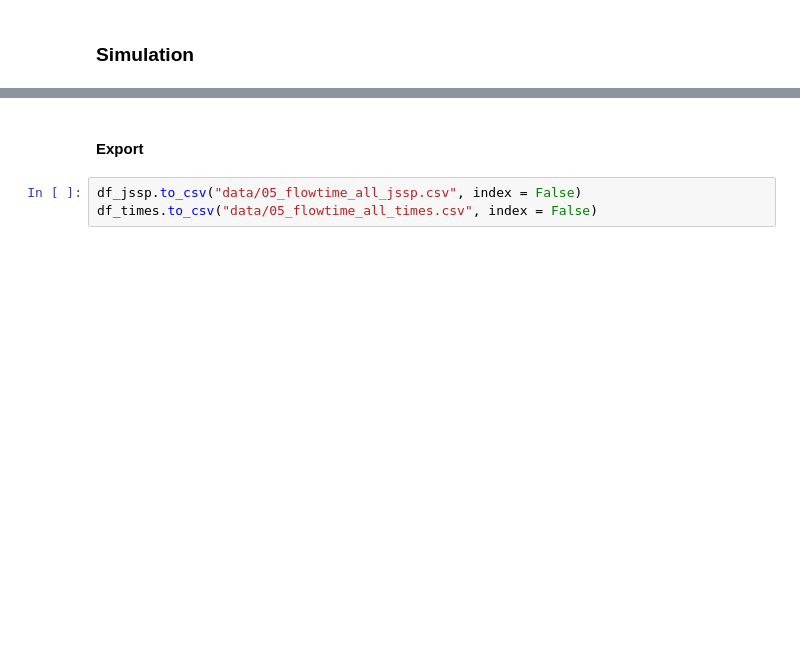
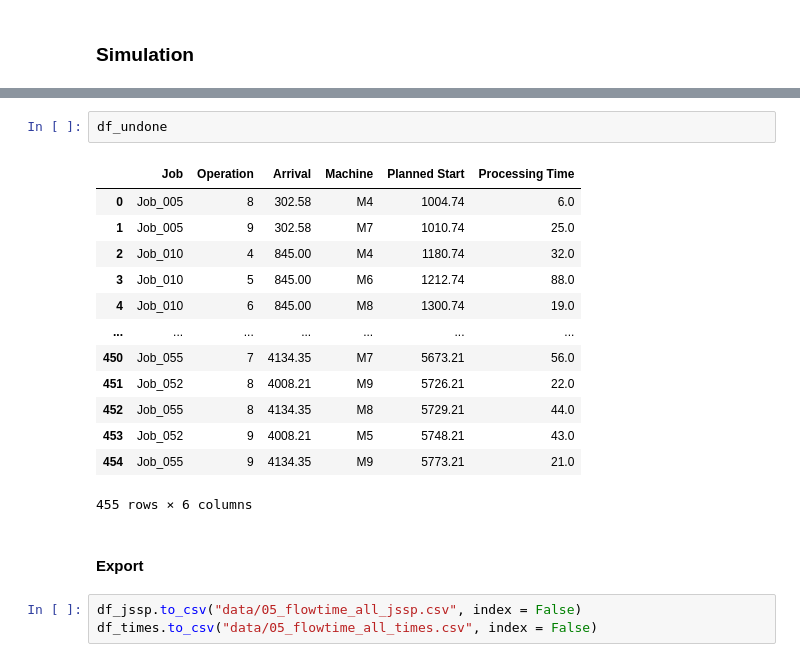
Before and after one commit to konrad-adamski/HTWD_JobShop_Rescheduling, a Jupyter notebook: 01_Scheduling_with_Arrival/05_Flowtime_Rolling Planning_init.ipynb, the cells around one changed output, grey strips where cells are left out. Saved outputs shown, nothing was run; the diff lists cells and outputs as text; blank space fills up the shorter version.

```diff
--- a/01_Scheduling_with_Arrival/05_Flowtime_Rolling Planning_init.ipynb
+++ b/01_Scheduling_with_Arrival/05_Flowtime_Rolling Planning_init.ipynb
@@ -143,3 +193,19 @@ else:
+# %%
+df_undone
+# %% [output]
+|  | Job | Operation | Arrival | Machine | Planned Start | Processing Time |
+| 0 | Job_005 | 8 | 302.58 | M4 | 1004.74 | 6.0 |
+| 1 | Job_005 | 9 | 302.58 | M7 | 1010.74 | 25.0 |
+| 2 | Job_010 | 4 | 845.00 | M4 | 1180.74 | 32.0 |
+| 3 | Job_010 | 5 | 845.00 | M6 | 1212.74 | 88.0 |
+| 4 | Job_010 | 6 | 845.00 | M8 | 1300.74 | 19.0 |
+| ... | ... | ... | ... | ... | ... | ... |
+| 450 | Job_055 | 7 | 4134.35 | M7 | 5673.21 | 56.0 |
+| 451 | Job_052 | 8 | 4008.21 | M9 | 5726.21 | 22.0 |
+| 452 | Job_055 | 8 | 4134.35 | M8 | 5729.21 | 44.0 |
+| 453 | Job_052 | 9 | 4008.21 | M5 | 5748.21 | 43.0 |
+| 454 | Job_055 | 9 | 4134.35 | M9 | 5773.21 | 21.0 |
+455 rows × 6 columns
 # %% [markdown]
 #### Export
 # %%
```
Also changed, not shown: parts of 5 cells of this notebook, 1 other file.
